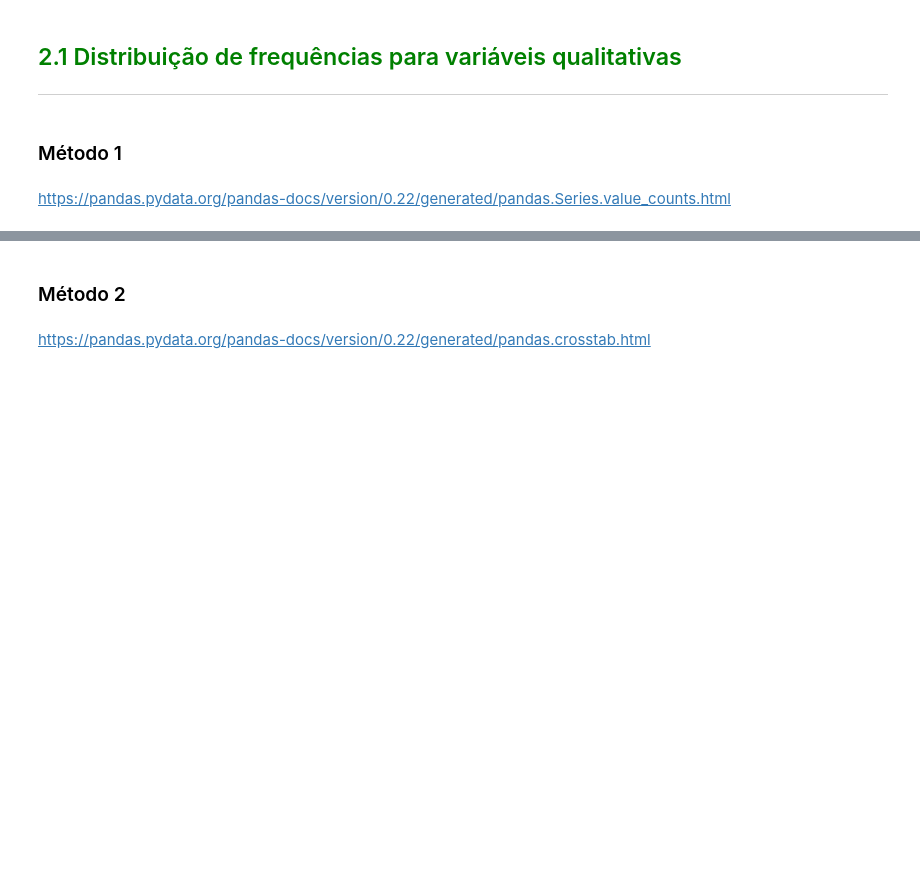
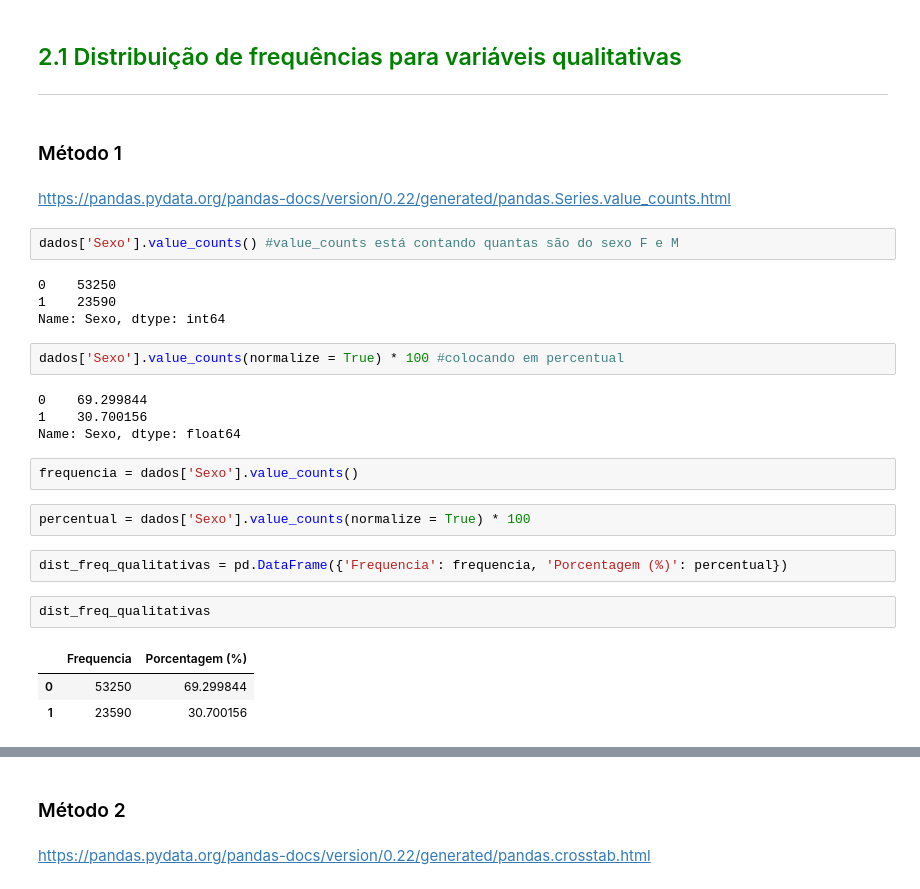
Before and after one commit to jessicacristinams/BootcampTECHMINAs, a Jupyter notebook: Curso_de_Estatística_Parte_1.ipynb, the cells around one changed output, grey strips where cells are left out. Cells and saved outputs as stored; diff of their text form; blank space fills up the shorter version.

```diff
--- a/Curso_de_Estatística_Parte_1.ipynb
+++ b/Curso_de_Estatística_Parte_1.ipynb
@@ -227,3 +221,27 @@ O primeiro passo em um trabalho de análise é o conhecimento do comportamento d
 ### Método 1
 # %% [markdown]
 https://pandas.pydata.org/pandas-docs/version/0.22/generated/pandas.Series.value_counts.html
+# %%
+dados['Sexo'].value_counts() #value_counts está contando quantas são do sexo F e M
+# %% [output]
+0    53250
+1    23590
+Name: Sexo, dtype: int64
+# %%
+dados['Sexo'].value_counts(normalize = True) * 100 #colocando em percentual
+# %% [output]
+0    69.299844
+1    30.700156
+Name: Sexo, dtype: float64
+# %%
+frequencia = dados['Sexo'].value_counts()
+# %%
+percentual = dados['Sexo'].value_counts(normalize = True) * 100
+# %%
+dist_freq_qualitativas = pd.DataFrame({'Frequencia': frequencia, 'Porcentagem (%)': percentual})
+# %%
+dist_freq_qualitativas
+# %% [output]
+|  | Frequencia | Porcentagem (%) |
+| 0 | 53250 | 69.299844 |
+| 1 | 23590 | 30.700156 |
```
Also changed, not shown: parts of 19 cells of this notebook.
